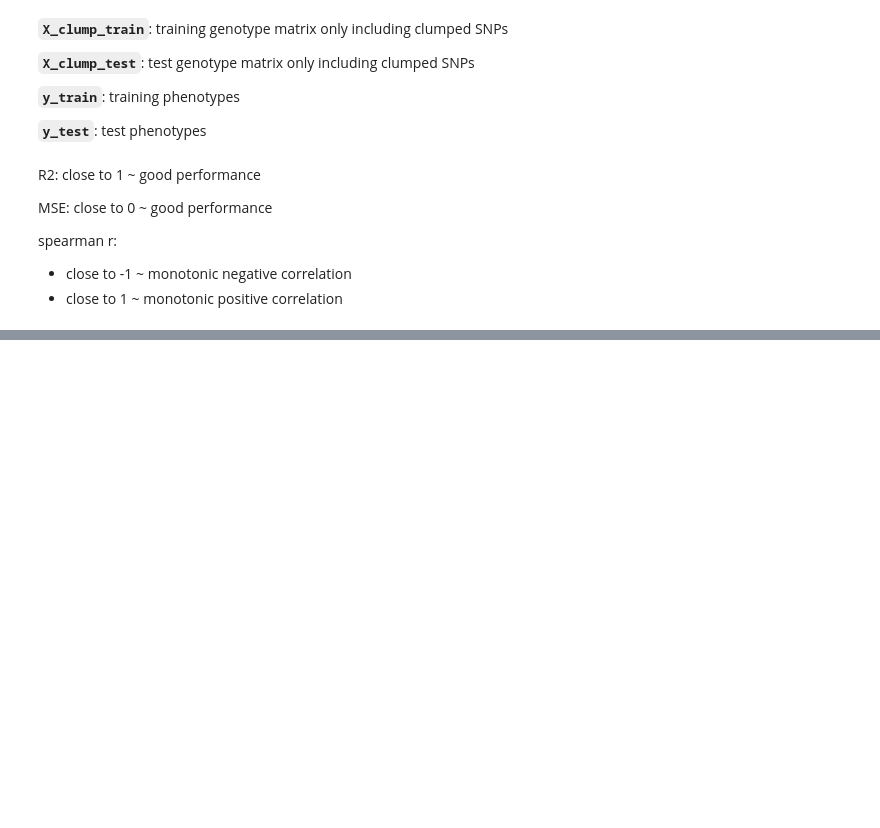
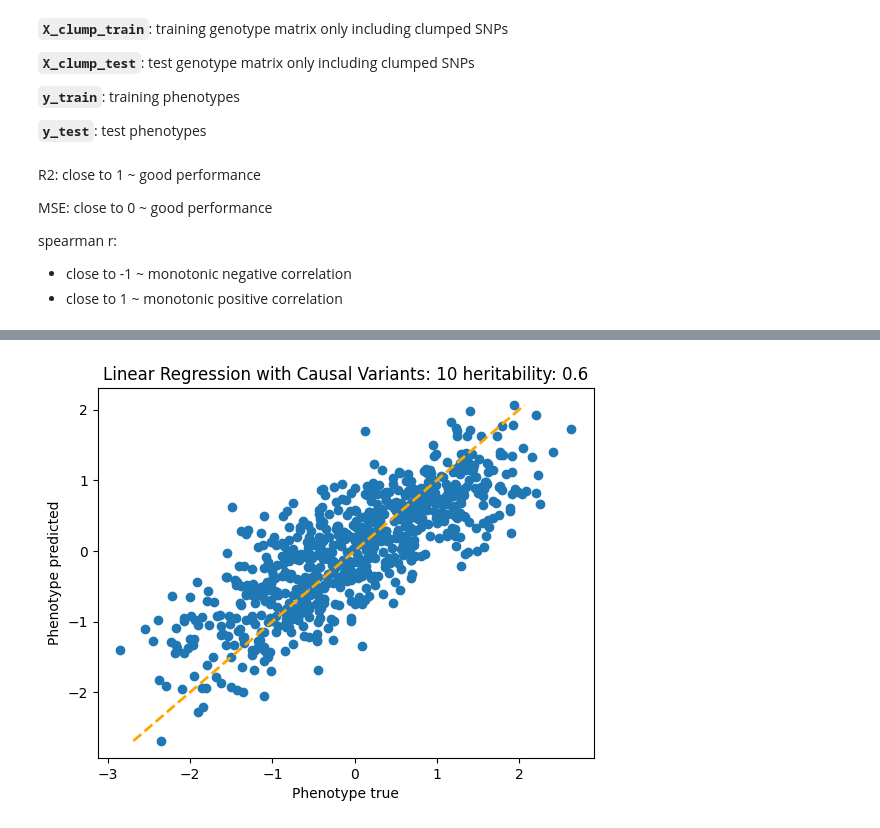
Before and after one commit to sueoglu/gobi_gwas, a Jupyter notebook: oyku/gwas.ipynb, the cells around one changed output, grey strips where cells are left out. Saved outputs shown, nothing was run; the diff lists cells and outputs as text; code cells hidden in the pictures; blank space fills up the shorter version.

```diff
--- a/oyku/gwas.ipynb
+++ b/oyku/gwas.ipynb
@@ -470,7 +421,7 @@ snps_ref = set(bim_ref["snp"].astype(str))
 missing = snps_gwas - snps_ref
 print("missing in plink ref:", len(missing))
 # %%
-clumped = pd.read_csv("chr22_clumped.clumped", sep=r"\s+", engine="python")
+clumped = pd.read_csv("/Users/oykusuoglu/gobi/gobi_gwas/oyku/chr22_clumped.clumped", sep=r"\s+", engine="python")
 lead_snps = clumped["SNP"].astype(str).tolist()
 # %%
 len(lead_snps), lead_snps[:5]
@@ -540,4 +494,6 @@ def plot_prediction(y_pred, input, model):
     plt.ylabel("Phenotype predicted")
     plt.show()
 # %%
-plot_prediction(y_pred, input="Causal Variants: 10 heritability: 0.1", model="Linear Regression")
+plot_prediction(y_pred, input="Causal Variants: 10 heritability: 0.6", model="Linear Regression")
+# %% [output]
+[figure, added]
```
Also changed, not shown: parts of 12 cells of this notebook, 7 other files.
